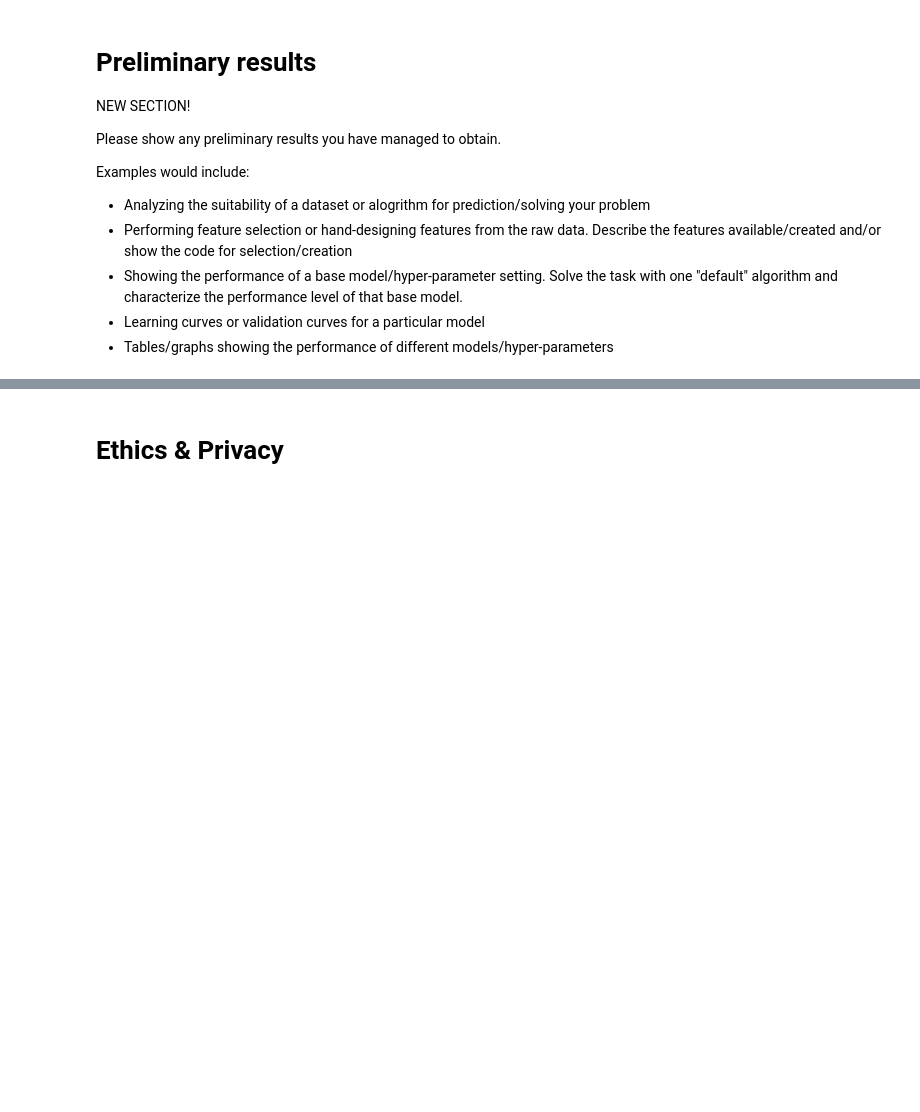
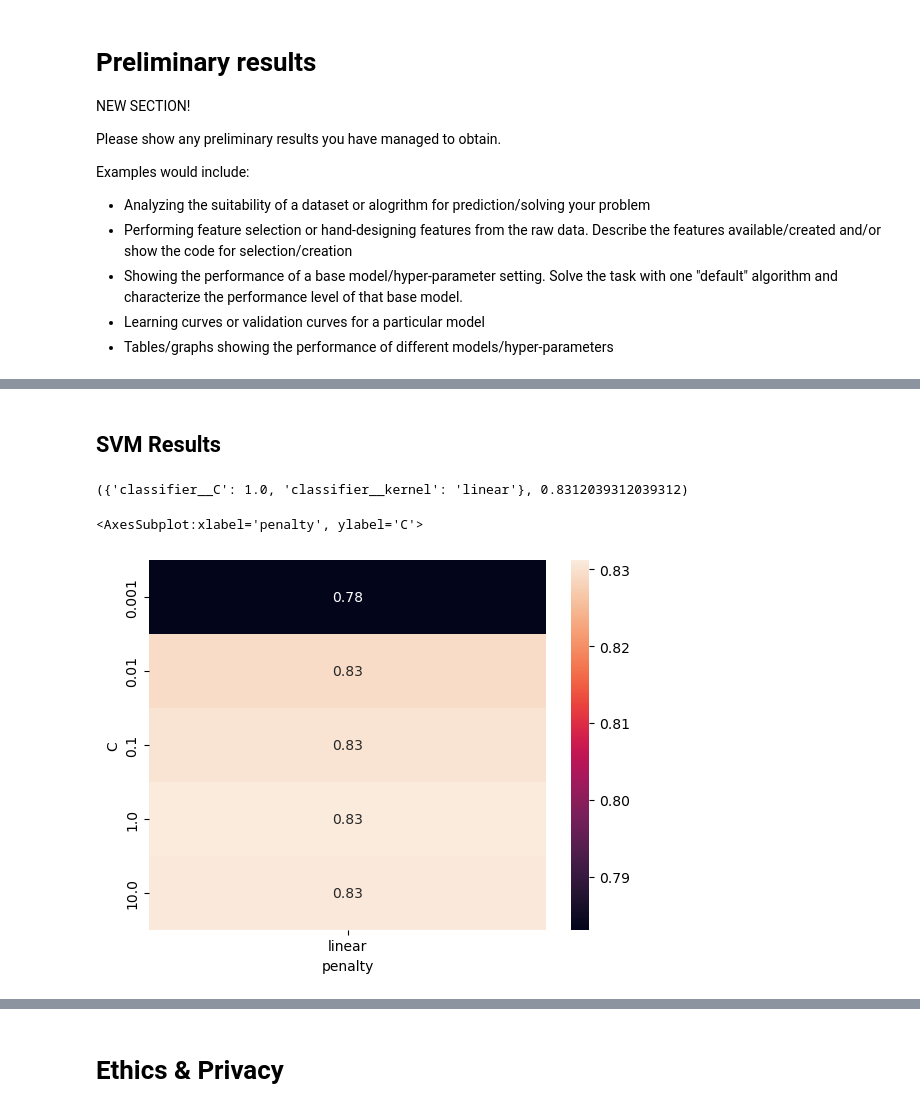
Before and after one commit to COGS118A/Group022-SP23, a Jupyter notebook: Checkpoint_Group022-SP23.ipynb, the cells around one changed output, grey strips where cells are left out. Saved outputs shown, nothing was run; the diff lists cells and outputs as text; code cells hidden in the pictures; blank space fills up the shorter version.

```diff
--- a/Checkpoint_Group022-SP23.ipynb
+++ b/Checkpoint_Group022-SP23.ipynb
@@ -119,0 +180,13 @@ y = data['income']
+# %%
+pipe2 = Pipeline([('make_features', preprocessor),
+                 ('classifier', SVC())])
+search_space2 = {'classifier__kernel': ['linear'],
+                 'classifier__C': np.logspace(-3, 1, 5)
+                }
+
+best_model2 = GridSearchCV(pipe2, search_space2, cv=5, verbose=3)
+
+X_train2, X_test2, y_train2, y_test2 = train_test_split(X, y,
+                                                    test_size=0.25, random_state=101)
+
+best_model2.fit(X_train2, y_train2)
@@ -132,0 +320,25 @@ Examples would include:
+# %% [markdown]
+## SVM Results
+# %%
+# Best model's parameters
+best_model2.best_params_, best_model2.best_score_
+# %% [output]
+({'classifier__C': 1.0, 'classifier__kernel': 'linear'}, 0.8312039312039312)
+# %%
+# See the results of different hyper parameters
+results2 = pd.DataFrame( best_model2.cv_results_['params'] )
+
+# next grab the score resulting from those parameters, add it to the data
+# score is accuracy; to display it as misclassification error we could use 1 - x
+results2['accuracy'] = best_model2.cv_results_['mean_test_score']
+
+# get rid of classifier__XX in columns
+cols2 = results2.columns.to_series().str.split('__').apply(lambda x: x[-1])
+results2.columns = cols
+
+# lets show the results across penalty & C values
+sns.heatmap( results2.pivot('C','penalty','accuracy'),
+             annot=True, fmt='3.2f')
+# %% [output]
+<AxesSubplot:xlabel='penalty', ylabel='C'>
+[figure, added]
```
Also changed, not shown: parts of 16 cells of this notebook.
